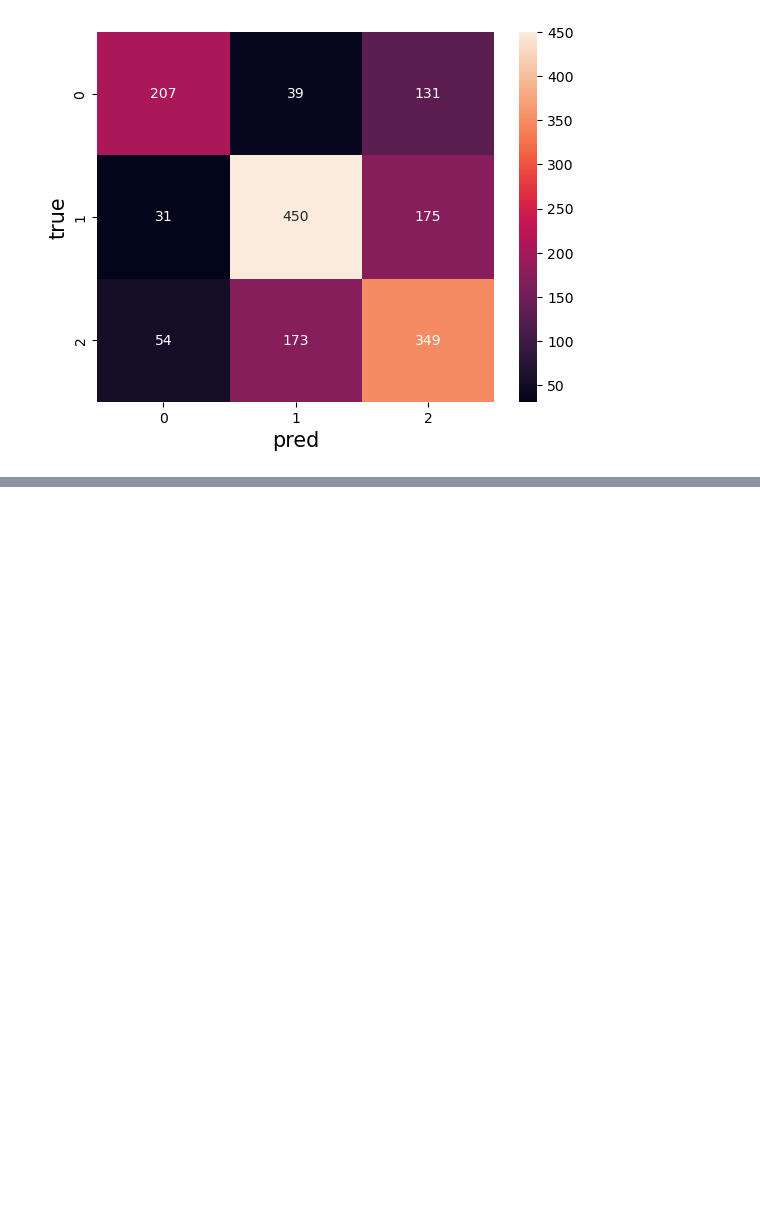
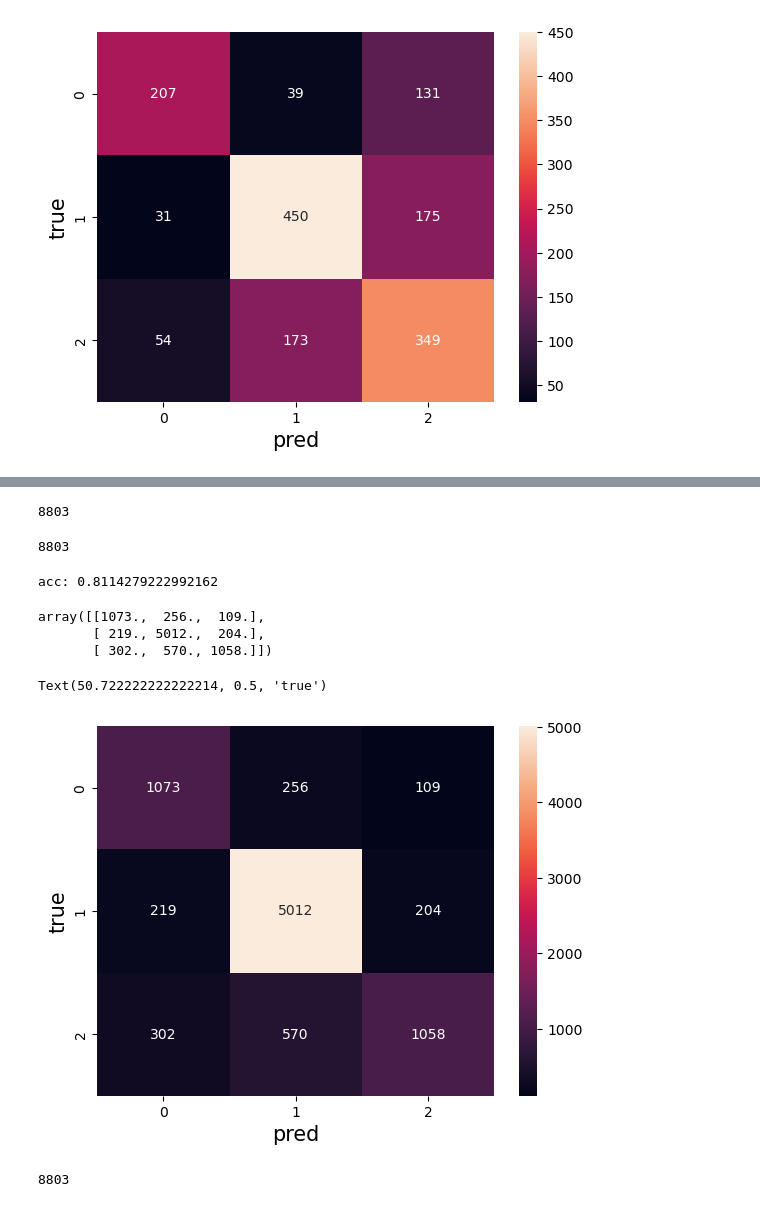
Before and after one commit to jl11390/project_1012, a Jupyter notebook: project.ipynb, the cells around one changed output, grey strips where cells are left out. Drawn from its saved outputs; the diff is of its cells as text; code cells hidden in the pictures; blank space fills up the shorter version.

Commit message:
debias results

```diff
--- a/project.ipynb
+++ b/project.ipynb
@@ -195,0 +199,48 @@ Text(50.722222222222214, 0.5, 'true')
+# %%
+obj = read_result('test_results_debias.p')
+# %%
+true_labels = np.array(split['test']['labels'])
+len(true_labels)
+# %% [output]
+8803
+# %%
+pred_labels = obj[0].argmax(axis=1)
+len(pred_labels)
+# %% [output]
+8803
+# %%
+print(f'acc: {sum(true_labels == pred_labels)/len(pred_labels)}')
+# %% [output]
+acc: 0.8114279222992162
+# %%
+np.set_printoptions(suppress=True)
+
+cm = np.zeros((3,3))
+for i in range(cm.shape[0]):
+    for j in range(cm.shape[1]):
+        cm[i][j] = int(sum((true_labels == i) & (pred_labels == j)))
+cm
+# %% [output]
+array([[1073.,  256.,  109.],
+       [ 219., 5012.,  204.],
+       [ 302.,  570., 1058.]])
+# %%
+sn.heatmap(cm, annot=True, fmt='g')
+plt.xlabel('pred', fontsize = 15) # x-axis label with fontsize 15
+plt.ylabel('true', fontsize = 15) # y-axis label with fontsize 15
+# %% [output]
+Text(50.722222222222214, 0.5, 'true')
+[figure, added]
+# %%
+demo_arr = np.array(split['test']['demo_props'])
+demo_l = []
+
+for d in demo_arr:
+    if any(d>0.6):
+        demo_l.append(np.argmax(d))
+    else:
+        demo_l.append(-1)
+demos = np.array(demo_l)
+len(demos)
+# %% [output]
+8803
```
Also changed, not shown: parts of 14 cells of this notebook, 4 other files.
